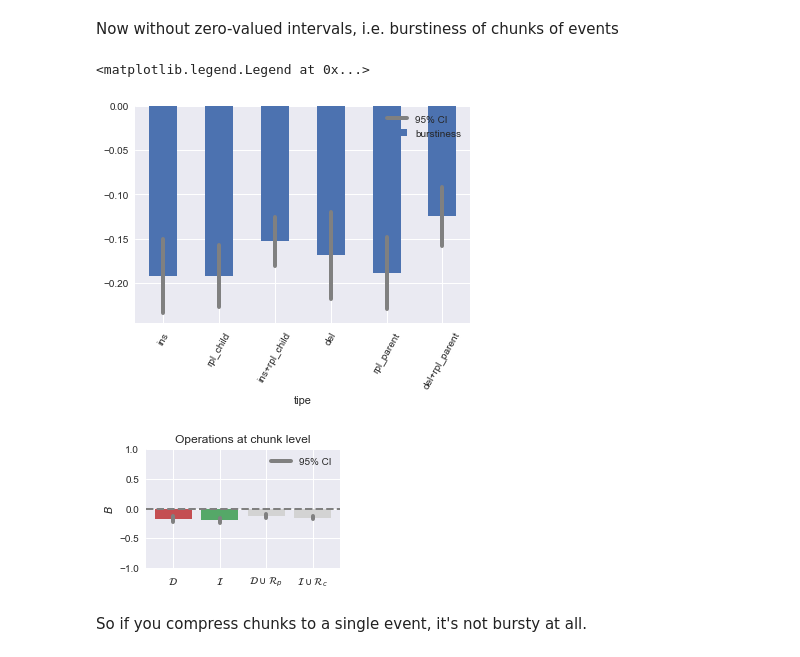
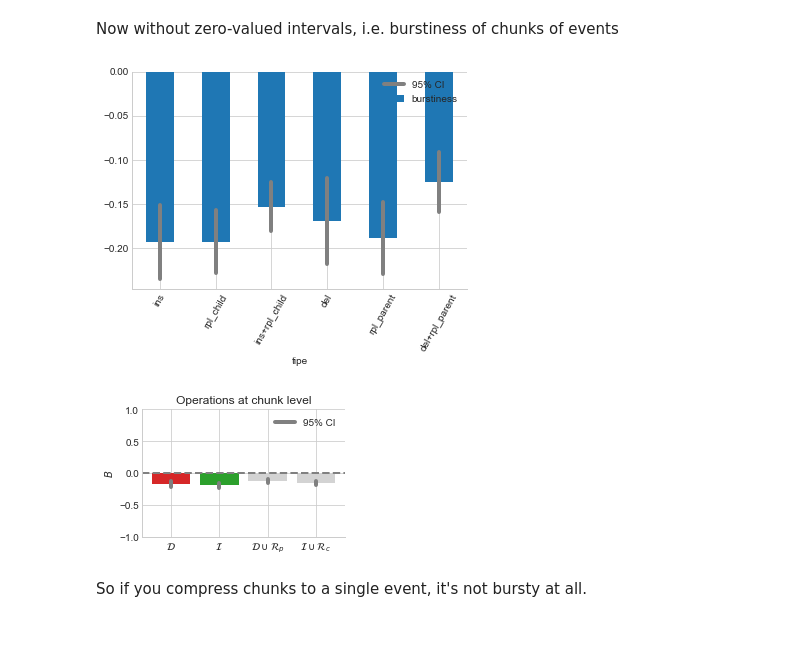
Before and after one commit to interpretation-experiment/analysis, a Jupyter notebook: notebooks/exp_3/model_exploration.ipynb, the cells around one changed output. Cells and saved outputs as stored; diff of their text form; code cells hidden in the pictures.

Commit message:
style/model: change to seaborn white

```diff
--- a/notebooks/exp_3/model_exploration.ipynb
+++ b/notebooks/exp_3/model_exploration.ipynb
@@ -493,8 +496,9 @@ array([-5., -4., -3., -2., -1.,  0.,  1.,  2.,  3.,  4.,  5.])
 Build the figure with robust regressions
 # %%
 ax_size = 2
-fig, axes = plt.subplots(2, len(distances), figsize=(ax_size * len(distances), ax_size * 2),
-                         sharex=True, sharey=True, gridspec_kw={'wspace': .1})
+with sb.axes_style('white'):
+    fig, axes = plt.subplots(2, len(distances), figsize=(ax_size * len(distances), ax_size * 2),
+                             sharex=True, sharey=True, gridspec_kw={'wspace': .1})
 for ax in axes[0, :]:
     ax.axis('off')
 
@@ -527,7 +531,7 @@ for i, d in enumerate(distances):
     axes[1, i].set_title('$r = {}$'.format(int(d)))
     axes[1, i].text(xlim_regs.mean(), ylim_regs[1] * .9, '{} pts'.format(len(endog)),
                     ha='center', va='top',
-                    bbox=dict(facecolor='white', edgecolor='white', alpha=0.8))
+                    bbox=dict(facecolor='white', edgecolor='lightgrey', alpha=0.8))
     axes[1, i].set_xlabel('$|D|$')
     if i == 0:
         axes[1, i].set_ylabel('$|I|$')
@@ -558,10 +562,12 @@ for d, p in zip(distances, pvalues):
         alpha = .2
         t = ''
     #ax_synth.bar(bottom=ylim[0], height=ylim[1] - ylim[0], left=d, width=1, alpha=alpha, color='black')
-    ax_synth.text(d, ylim[1], t, va='bottom', ha='center', fontsize=20)
+    ax_synth.text(d, ylim[1], t, va='bottom', ha='center',
+                  fontsize=20)
 ax_synth.set_ylim(ylim)
 ax_synth.locator_params(axis='x', min_n_ticks=10)
 ax_synth.set_xticklabels([])
+sb.despine()
 
 if SAVE_FIGURES:
     fig.savefig(FIG.format('insdel_distance_size'), dpi=300, bbox_inches='tight')
@@ -686,8 +692,6 @@ tipe_to_tex = {
 # %%
 columns_position_r = [tipe_to_tex.get(t, t) for t in columns_position]
 data_position['tipe_r'] = data_position.tipe.apply(lambda t: tipe_to_tex.get(t, t))
-# %%
-blue, green, red, purple, yellow, cyan = sb.color_palette()
 # %%
 sentence_lengths = np.array([len(s.parent.tokens)
                              for s in Sentence.objects.experiment.kept.filter(parent__isnull=False)
@@ -849,6 +853,8 @@ for tipe, tipe_r, color in zip(columns_position[:3], columns_position_r[:3], [re
     axes[0].set_title(tipe_r)
     axes[0].set_xlabel('relative position in $u$')
     axes[0].set_ylabel(r'$\sigma$')
+    axes[0].set_facecolor('#EAEAF2')
+    axes[0].grid(color='white')
 
     for i, sbin in enumerate(sorted(set(data_position.parent_length_bin).difference([np.nan]))):
         plot_sentencequantile_susties(data=data_position[#(data_position.parent_length <= long_sentence) &
@@ -864,6 +870,7 @@ for tipe, tipe_r, color in zip(columns_position[:3], columns_position_r[:3], [re
         ax.locator_params(subs='all')
         ax.yaxis.set_minor_formatter(mpl.ticker.NullFormatter())
 
+    sb.despine()
     fig.tight_layout()
 
     if SAVE_FIGURES:
@@ -1229,6 +1236,8 @@ for tipe_r, color in zip(columns_size_r[:3], [red, green, blue]):
                         color=color, bins=6, ax=axes[0])
 axes[0].set_xlabel('relative position in $u$')
 axes[0].set_ylabel(r'$\left< |chunk| \right>$')
+axes[0].set_facecolor('#EAEAF2')
+axes[0].grid(color='white')
 legend = axes[0].legend(title='Operation', loc='upper left', frameon=True)
 frame = legend.get_frame()
 frame.set_facecolor('white')
@@ -1246,6 +1255,7 @@ for i, sbin in enumerate(sorted(set(data_size.parent_length_bin).difference([np.
     axes[i+1].grid(color='#EAEAF2')
 
 axes[0].set_ylim(0, 12)
+sb.despine()
 fig.tight_layout()
 
 if SAVE_FIGURES:
@@ -1416,29 +1426,29 @@ Now without zero-valued intervals, i.e. burstiness of chunks of events
 # %%
 chunk_burstiness = pd.DataFrame({
     'burstiness': data_size_intervals[data_size_intervals.interval_size > 0]
          .groupby(['tree_id', 'tipe'])
          .interval_size
          .aggregate(burstiness)
 })
 
 chunk_burstiness['ci'] = chunk_burstiness.burstiness
 chunk_burstiness = chunk_burstiness\
     .groupby(level=1)\
     .aggregate({
         'burstiness': 'mean',
         'ci': lambda x: x.std(ddof=1) * stats.t.ppf(1 - .05/2, x.size - 1) / np.sqrt(x.size)
     }).loc[order]
 
 ax = chunk_burstiness.burstiness.plot(kind='bar', figsize=(6, 4), rot=60)
 for i, row in enumerate(order):
     b = chunk_burstiness.loc[row].burstiness
     ci = chunk_burstiness.loc[row].ci
     ax.plot([i, i], [b - ci, b + ci], lw=4, color='grey',
             label='95% CI' if i == 0 else None)
 ax.legend()
+sb.despine()
 # %% [output]
-<matplotlib.legend.Legend at 0x...>
-[figure, old version]
+[figure, new version]
 # %%
 fig, ax = plt.subplots(1, 1, figsize=(5 * (1-.809) + 5 * (2/3) * .809, 2.5))
 plot_burstinesses(chunk_burstiness,
@@ -1449,10 +1459,11 @@ plot_burstinesses(chunk_burstiness,
                   '$B$', 'Operations at chunk level', ax=ax)
 ax.set_ylim(-1, 1)
 fig.tight_layout()
+sb.despine()
 if SAVE_FIGURES:
     fig.savefig(FIG.format('burstiness-chunks'), dpi=300, bbox_inches='tight')
 # %% [output]
-[figure, old version]
+[figure, new version]
 # %% [markdown]
 So if you compress chunks to a single event, it's not bursty at all.
 # %% [markdown]
```
Also changed, not shown: parts of 35 cells of this notebook, 22 other files.
